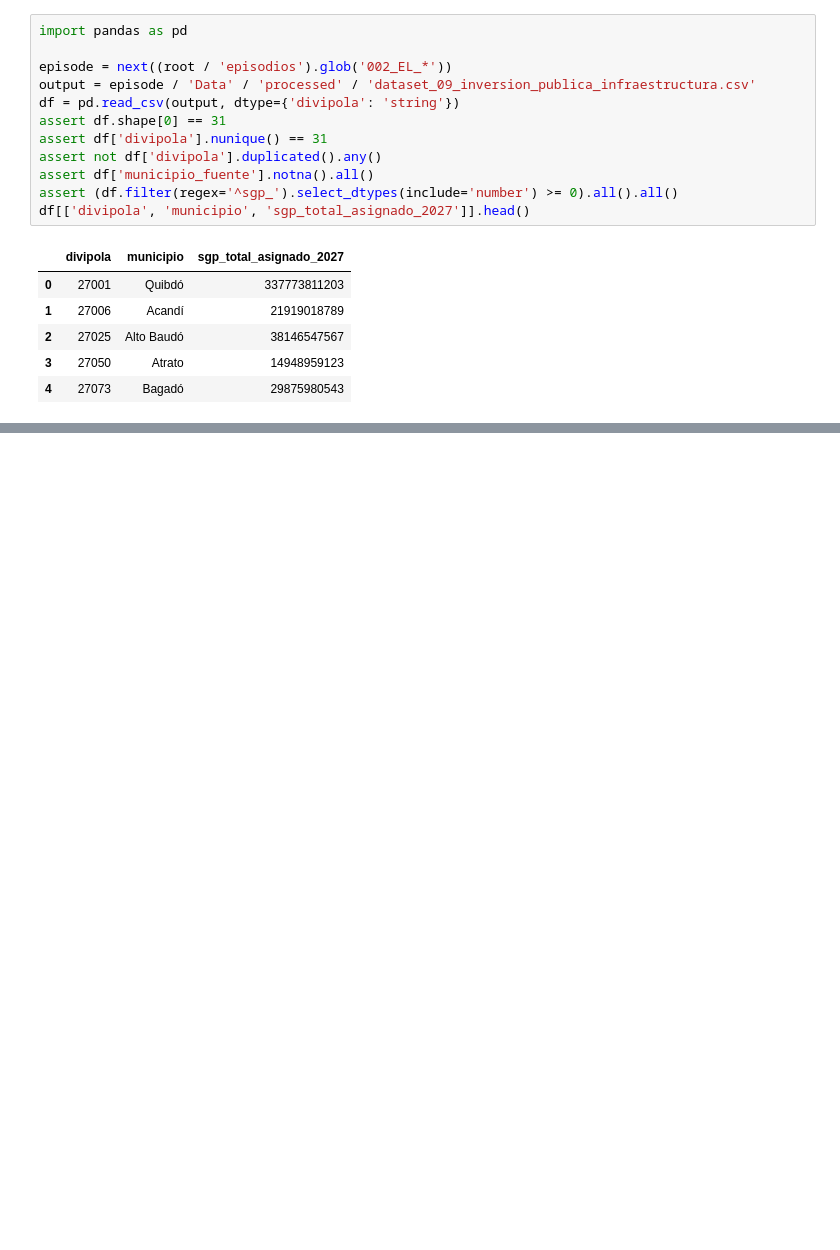
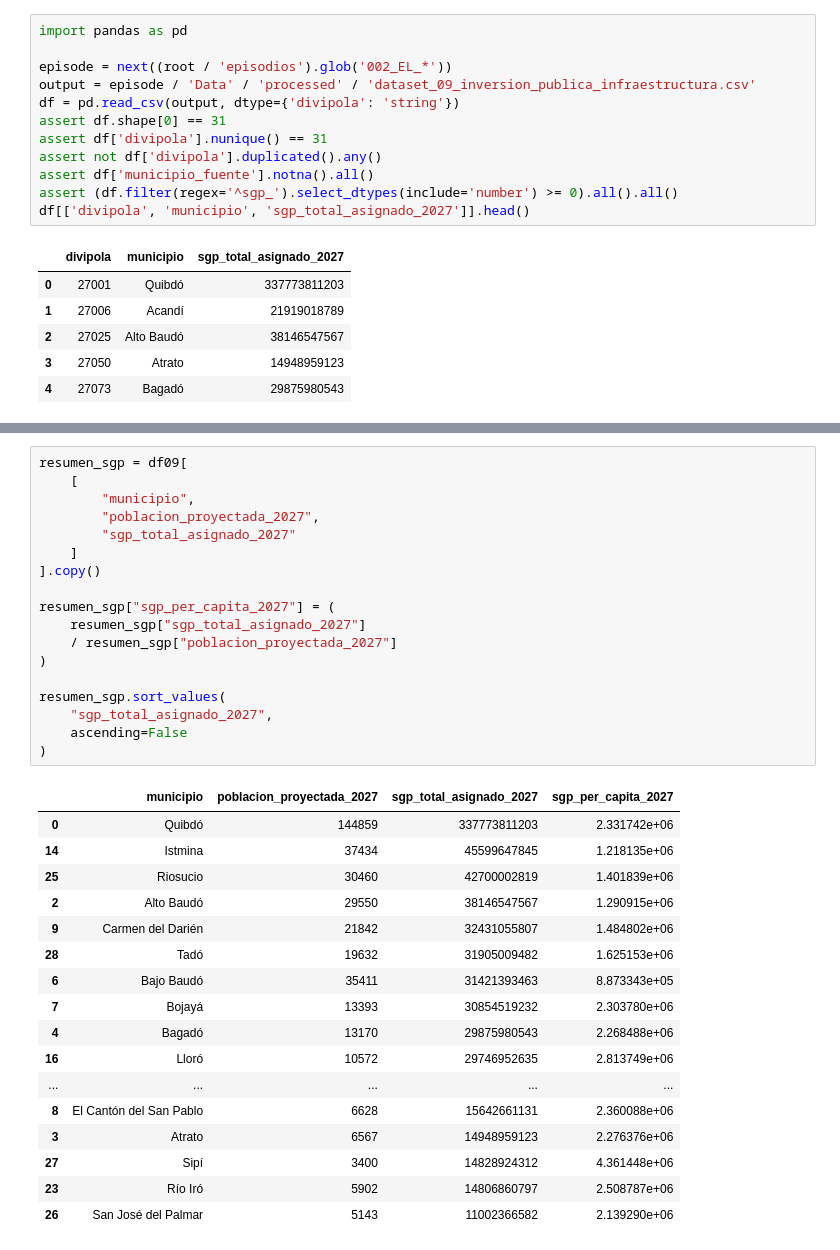
Before and after one commit to juanchocor/Colombia_en_datos, a Jupyter notebook: episodios/002_EL_chocó/notebooks/009_dataset_09_inversion_publica_infraestructura.ipynb, the cells around one changed output, grey strips where cells are left out. Cells and saved outputs as stored; diff of their text form; blank space fills up the shorter version.

```diff
--- a/episodios/002_EL_chocó/notebooks/009_dataset_09_inversion_publica_infraestructura.ipynb
+++ b/episodios/002_EL_chocó/notebooks/009_dataset_09_inversion_publica_infraestructura.ipynb
@@ -47,0 +165,36 @@ df[['divipola', 'municipio', 'sgp_total_asignado_2027']].head()
+# %%
+resumen_sgp = df09[
+    [
+        "municipio",
+        "poblacion_proyectada_2027",
+        "sgp_total_asignado_2027"
+    ]
+].copy()
+
+resumen_sgp["sgp_per_capita_2027"] = (
+    resumen_sgp["sgp_total_asignado_2027"]
+    / resumen_sgp["poblacion_proyectada_2027"]
+)
+
+resumen_sgp.sort_values(
+    "sgp_total_asignado_2027",
+    ascending=False
+)
+# %% [output]
+|  | municipio | poblacion_proyectada_2027 | sgp_total_asignado_2027 | sgp_per_capita_2027 |
+| 0 | Quibdó | 144859 | 337773811203 | 2.331742e+06 |
+| 14 | Istmina | 37434 | 45599647845 | 1.218135e+06 |
+| 25 | Riosucio | 30460 | 42700002819 | 1.401839e+06 |
+| 2 | Alto Baudó | 29550 | 38146547567 | 1.290915e+06 |
+| 9 | Carmen del Darién | 21842 | 32431055807 | 1.484802e+06 |
+| 28 | Tadó | 19632 | 31905009482 | 1.625153e+06 |
+| 6 | Bajo Baudó | 35411 | 31421393463 | 8.873343e+05 |
+| 7 | Bojayá | 13393 | 30854519232 | 2.303780e+06 |
+| 4 | Bagadó | 13170 | 29875980543 | 2.268488e+06 |
+| 16 | Lloró | 10572 | 29746952635 | 2.813749e+06 |
+| ... | ... | ... | ... | ... |
+| 8 | El Cantón del San Pablo | 6628 | 15642661131 | 2.360088e+06 |
+| 3 | Atrato | 6567 | 14948959123 | 2.276376e+06 |
+| 27 | Sipí | 3400 | 14828924312 | 4.361448e+06 |
+| 23 | Río Iró | 5902 | 14806860797 | 2.508787e+06 |
+| 26 | San José del Palmar | 5143 | 11002366582 | 2.139290e+06 |
```
Also changed, not shown: parts of 14 cells of this notebook, 6 other files.
